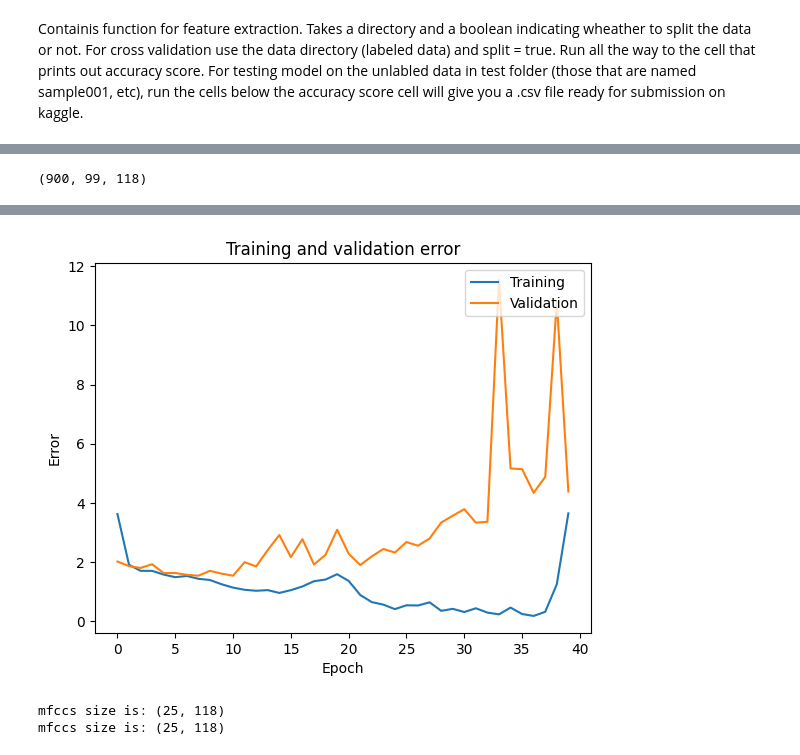
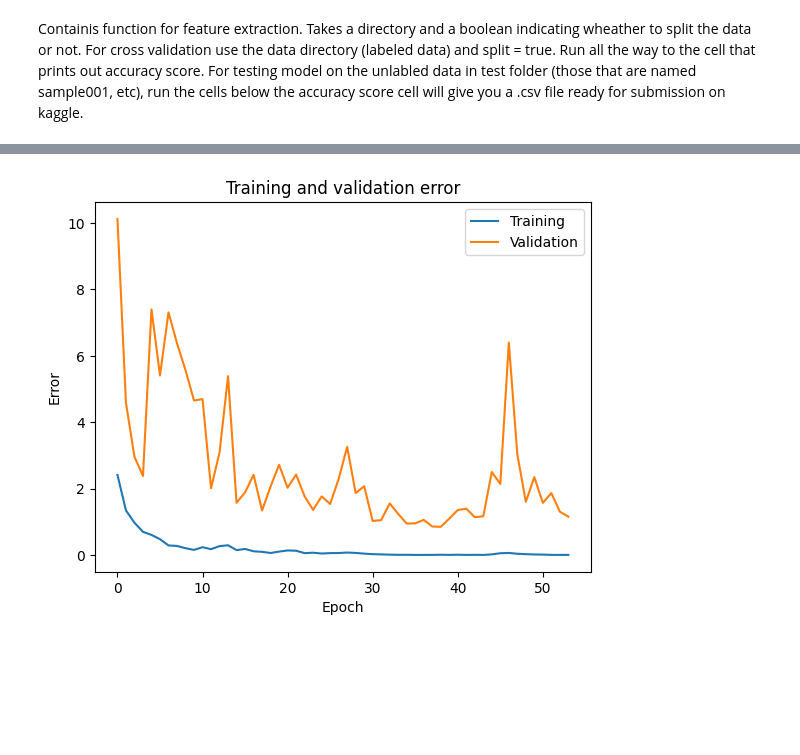
Before and after one commit to ZhongqiG/ELEC378-Machine-Learning-Final-Project, a Jupyter notebook: Feature Extraction_Zhongqi.ipynb, the cells around one changed output, grey strips where cells are left out. Drawn from its saved outputs; the diff is of its cells as text; code cells hidden in the pictures; blank space fills up the shorter version.

Commit message:
changed code for best performance

```diff
--- a/Feature Extraction_Zhongqi.ipynb
+++ b/Feature Extraction_Zhongqi.ipynb
@@ -153,22 +153,23 @@ def build_cnn(input_shape, num_classes):
     model.add(tf.keras.layers.BatchNormalization())
     model.add(tf.keras.layers.Activation('relu'))
     model.add(tf.keras.layers.MaxPooling2D(pool_size=(2, 2)))
-    model.add(tf.keras.layers.Dropout(0.1))
+
 
     model.add(tf.keras.layers.Conv2D(128, (3, 3), padding='valid'))
     model.add(tf.keras.layers.BatchNormalization())
     model.add(tf.keras.layers.Activation('relu'))
     model.add(tf.keras.layers.MaxPooling2D(pool_size=(2, 2)))
-    model.add(tf.keras.layers.Dropout(0.1))
+
 
     model.add(tf.keras.layers.Conv2D(256, (3, 3), padding='valid'))
     model.add(tf.keras.layers.BatchNormalization())
     model.add(tf.keras.layers.Activation('relu'))
+    model.add(tf.keras.layers.MaxPooling2D(pool_size=(2, 2)))
     model.add(tf.keras.layers.Dropout(0.1))
 
     # Dense layers
     model.add(tf.keras.layers.Flatten())
-    model.add(tf.keras.layers.Dense(1024))
+    model.add(tf.keras.layers.Dense(2048))
     model.add(tf.keras.layers.BatchNormalization())
     model.add(tf.keras.layers.Activation('relu'))
     model.add(tf.keras.layers.Dropout(0.5))
@@ -178,51 +179,17 @@ def build_cnn(input_shape, num_classes):
 
 
     return model
-# %%
-
-num_classes = 8
-def build_cnn(input_shape, num_classes):
-    # Define the input shape
-
-    # Create the model
-    model = tf.keras.Sequential()
-
-    # Add the convolutional layers
-    model.add(tf.keras.layers.Conv2D(120, (11, 11), strides=(4, 4), activation='relu', input_shape=input_shape))
-    model.add(tf.keras.layers.MaxPooling2D((3, 3), strides=(2, 2)))
-    model.add(tf.keras.layers.Conv2D(256, (5, 5), activation='relu'))
-    model.add(tf.keras.layers.Conv2D(384, (3, 3), activation='relu'))
-
-    # Flatten the output of the last convolutional layer
-    model.add(tf.keras.layers.Flatten())
-
-    # Add the fully connected layers
-    model.add(tf.keras.layers.Dense(2048, activation='relu'))
-    model.add(tf.keras.layers.Dropout(0.5))
-    model.add(tf.keras.layers.Dense(2048, activation='relu'))
-    model.add(tf.keras.layers.Dropout(0.5))
-    model.add(tf.keras.layers.Dense(num_classes))
-    model.add(tf.keras.layers.Activation('softmax'))
-
-    # Compile the model
-    return model
-# %%
-np.shape(X_train)
-# %% [output]
-(900, 99, 118)
 # %%
 #num frames is number of wav files
-es = EarlyStopping(monitor='val_loss',
-                   mode='min',
-                   restore_best_weights=True,
-                   patience=10,
-                   verbose=1)
+es = EarlyStopping(monitor='val_loss', mode='min', restore_best_weights=True, patience=15, verbose=1)
+
+checkpoint = ModelCheckpoint('best_model.h5', monitor='val_accuracy', save_best_only=True, verbose=1)
 
 #num frames is number of wav files
 model = build_cnn((X_train.shape[1], X_train.shape[2], 1), num_classes)
 
 model.compile(optimizer='adam', loss='categorical_crossentropy', metrics=['accuracy'])
-history = model.fit(X_train, y_train_ohe, batch_size=32, epochs=40, validation_data=(X_test, y_test_ohe))
+history = model.fit(X_train, y_train_ohe, batch_size=32, epochs=200, validation_data=(X_test, y_test_ohe), callbacks=[es, checkpoint])
 
 
 # plot
@@ -254,10 +221 @@ Epoch 40/40
-[figure, old version]
+[figure, new version]
-# %%
-# extract all labeled data
-X_train, y_train, dummy1, dummy2 = FeatureExtraction(data_dir, split = False)
-# extract all unlabeled data
-dummy1, dummy2, X_test, y_test = FeatureExtraction(test_dir, split = False)
-y_train_ohe = to_categorical(y_train)
-# %% [output]
-mfccs size is: (25, 118)
-mfccs size is: (25, 118)
```
Also changed, not shown: parts of 10 cells of this notebook, 1 other file.
